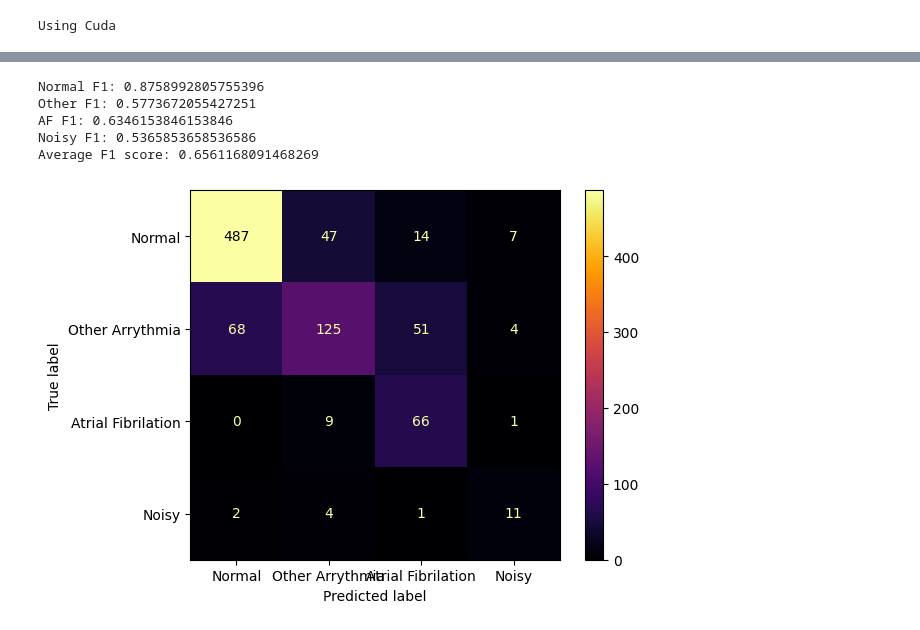
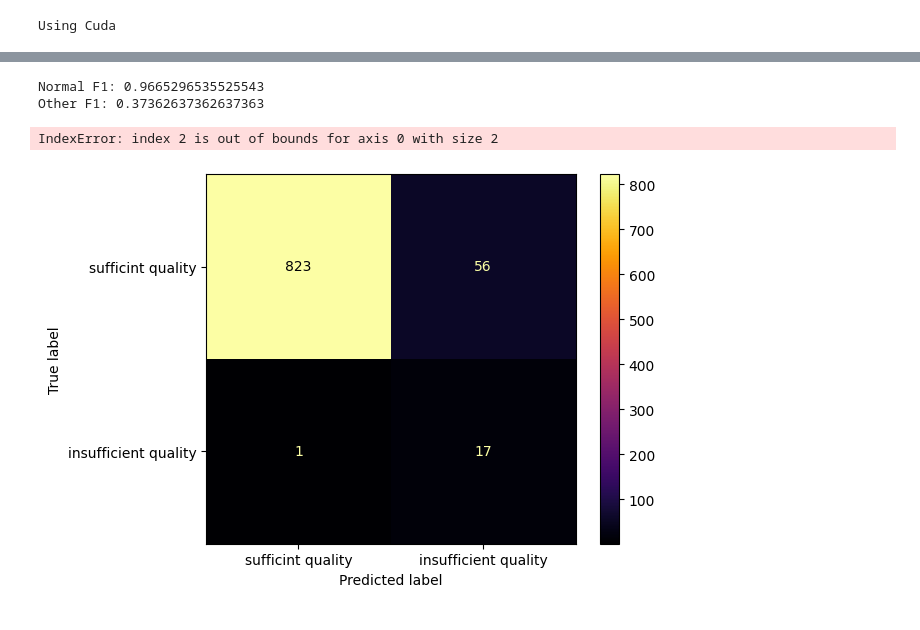
Before and after one commit to daniel347/ecg-signal-quality, a Jupyter notebook: CNNJohn.ipynb, the cells around one changed output, grey strips where cells are left out. Saved outputs shown, nothing was run; the diff lists cells and outputs as text; code cells hidden in the pictures.

```diff
--- a/CNNJohn.ipynb
+++ b/CNNJohn.ipynb
@@ -123,7 +124,7 @@ class CNN(nn.Module):
 
         # self.dense1 = nn.Linear(352, 128)
         self.dense2 = nn.Linear(960, 256)
-        self.dense3 = nn.Linear(256, 4)
+        self.dense3 = nn.Linear(256, 2)
 
         self.activation = nn.ReLU()
         self.logsoftmax = nn.LogSoftmax(dim=-1)
@@ -191,11 +192,11 @@ def generate_index(c):
     if c == "N":
         return 0
     if c == "O":
+        return 0
+    if c == "A":
+        return 0
+    if c == "~":
         return 1
-    if c == "A":
-        return 2
-    if c == "~":
-        return 3
 
 # dataset["onehot"] = dataset["class"].map(generate_onehot)
 dataset["class_index"] = dataset["class"].map(generate_index)
@@ -220,7 +221,7 @@ class Dataset(torch.utils.data.Dataset):
 
         return X, y
 
-train_dataset, test_dataset = train_test_split(dataset, test_size=0.15, stratify=dataset["class"])
+train_dataset, test_dataset = train_test_split(dataset, test_size=0.15, stratify=dataset["class_index"])
 
 torch_dataset_train = Dataset(train_dataset)
 torch_dataset_test = Dataset(test_dataset)
@@ -241,7 +242,7 @@ model = CNN().to(device)
 
 # Use weightings to avoid
 
-class_counts = torch.tensor(dataset["class"].value_counts().values.astype(np.float32))
+class_counts = torch.tensor(dataset["class_index"].value_counts().values.astype(np.float32))
 class_weights = torch.nn.functional.normalize(1.0/class_counts, dim=0)
 loss_func = torch.nn.NLLLoss(class_weights)
 
@@ -315,6 +315,8 @@ model.eval()
 
 true_labels = []
 predictions = []
+
+false_positives = []
 
 with torch.no_grad():
     for i, (signals, labels) in enumerate(test_dataloader):
@@ -326,28 +328,32 @@ with torch.no_grad():
 
         optimizer.zero_grad()
         output = model(signals).detach().to("cpu").numpy()
+
+        prediction = np.argmax(output, axis=-1)
+        false_positive = np.logical_and(labels == 0, prediction == 1)
+        false_positives.append(signals[false_positive, 0, :].cpu().detach().numpy())
+
         predictions.append(np.argmax(output, axis=-1))
 
 predictions = np.concatenate(predictions)
 true_labels = np.concatenate(true_labels)
+false_positives = np.concatenate(false_positives, axis=0)
 # %%
-ConfusionMatrixDisplay.from_predictions(true_labels, predictions, display_labels=["Normal", "Other Arrythmia", "Atrial Fibrilation", "Noisy"], cmap="inferno")
+ConfusionMatrixDisplay.from_predictions(true_labels, predictions, display_labels=["sufficint quality", "insufficient quality"], cmap="inferno")
 
 conf_mat = confusion_matrix(true_labels, predictions)
 
 def F1_ind(conf_mat, ind):
     return (2 * conf_mat[ind, ind])/(np.sum(conf_mat[ind]) + np.sum(conf_mat[:, ind]))
 
 print(f"Normal F1: {F1_ind(conf_mat, 0)}")
 print(f"Other F1: {F1_ind(conf_mat, 1)}")
 print(f"AF F1: {F1_ind(conf_mat, 2)}")
 print(f"Noisy F1: {F1_ind(conf_mat, 3)}")
 
 print(f"Average F1 score: {sum([F1_ind(conf_mat, i) for i in range(4)])/4}")
 # %% [output]
-Normal F1: 0.8758992805755396
-Other F1: 0.5773672055427251
-AF F1: 0.6346153846153846
-Noisy F1: 0.5365853658536586
-Average F1 score: 0.6561168091468269
+Normal F1: 0.9665296535525543
+Other F1: 0.37362637362637363
+IndexError: index 2 is out of bounds for axis 0 with size 2
-[figure, old version]
+[figure, new version]
```
Also changed, not shown: parts of 3 cells of this notebook.
